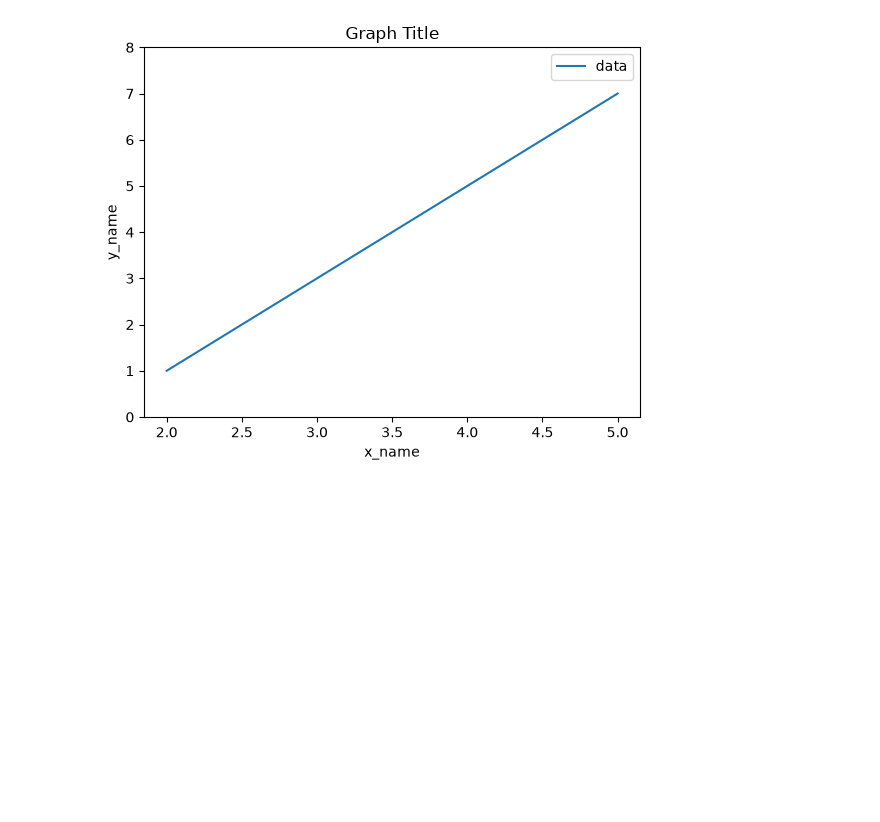
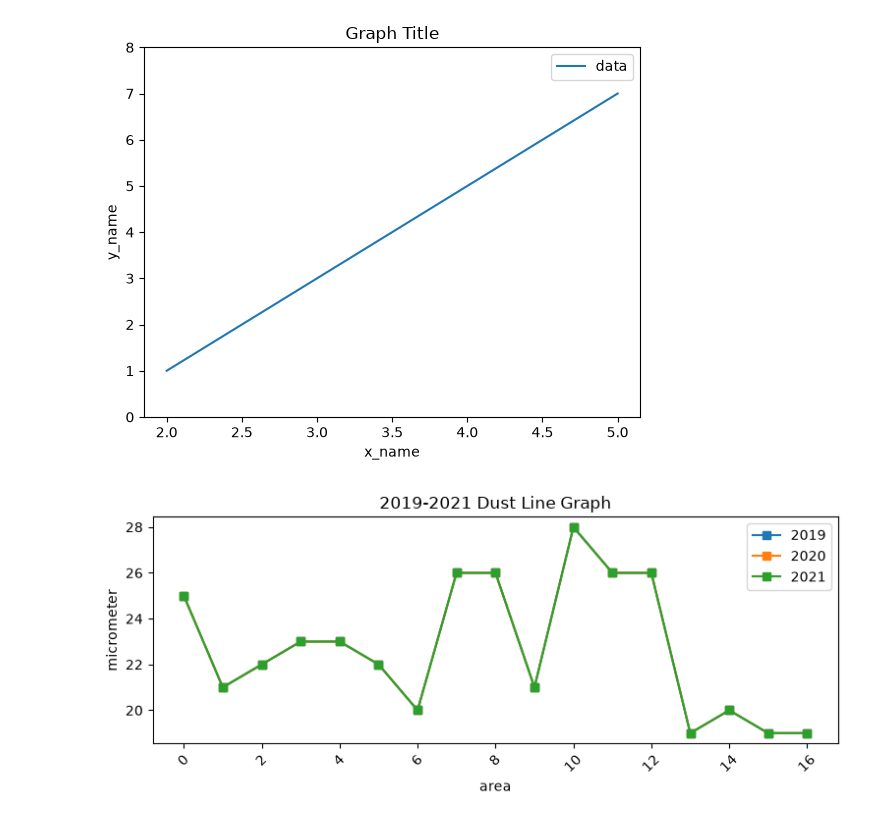
Before and after one commit to b0kuyaba/Study_Ai, a Jupyter notebook: 데이터시각화.ipynb, the cells around one changed output. Saved outputs shown, nothing was run; the diff lists cells and outputs as text; code cells hidden in the pictures; blank space fills up the shorter version.

Commit message:
Dust Graph

```diff
--- a/데이터시각화.ipynb
+++ b/데이터시각화.ipynb
@@ -12,3 +12,21 @@ pit.legend()
 pit.show()
 # %% [output]
 [figure]
+# %%
+import pandas as pd
+import matplotlib.pyplot as pit
+
+data = pd.read_excel("dust_pm25.xlsx")
+
+pit.figure(figsize=(9,3))
+for year in range(2019,2022):
+    y_data=data[2019]
+    pit.plot(y_data,marker = 's',label=year)
+pit.xlabel('area')
+pit.ylabel('micrometer')
+pit.xticks(rotation=45)
+pit.title('2019-2021 Dust Line Graph')
+pit.legend()
+pit.show()
+# %% [output]
+[figure, added]
```
Also changed, not shown: 1 other file.
